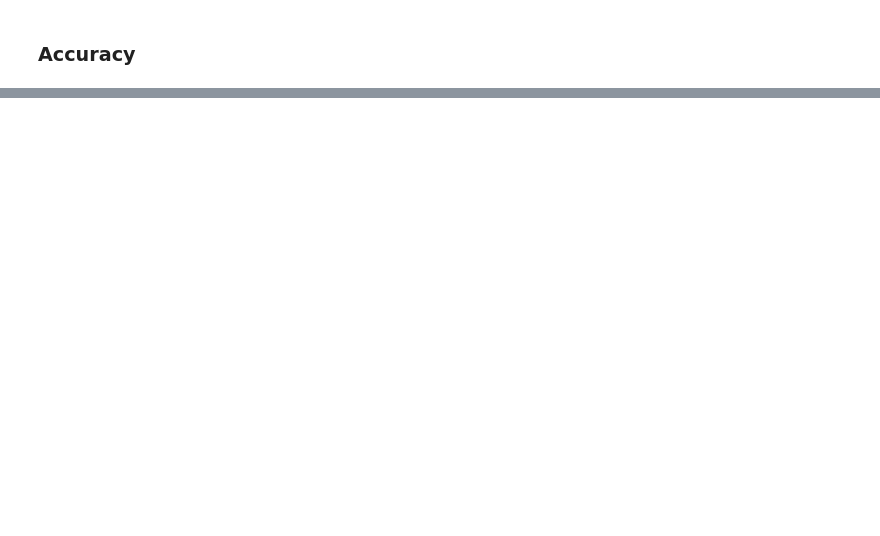
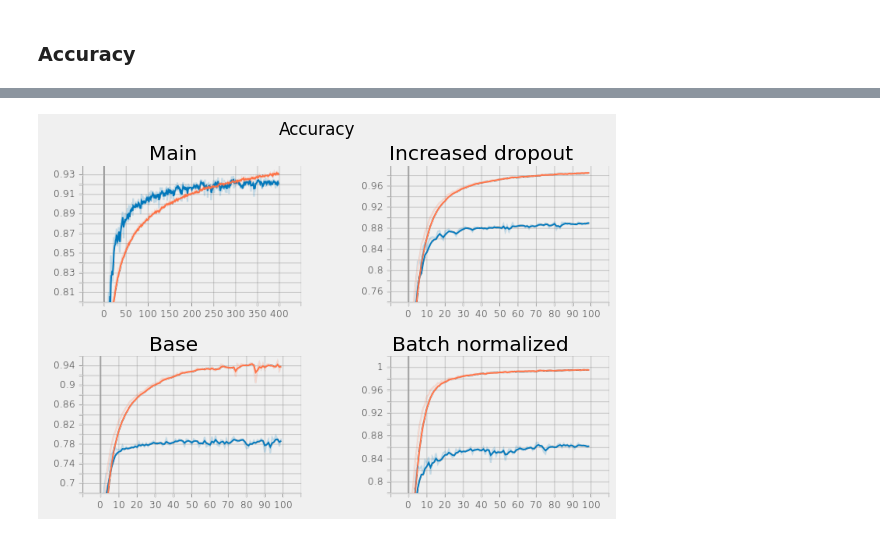
Before and after one commit to tom-pollak/int2-group31, a Jupyter notebook: evaluation/evaluation.ipynb, the cells around one changed output, grey strips where cells are left out. Cells and saved outputs as stored; diff of their text form; code cells hidden in the pictures; blank space fills up the shorter version.

```diff
--- a/evaluation/evaluation.ipynb
+++ b/evaluation/evaluation.ipynb
@@ -101,0 +100,25 @@ my_model: loss: 0.8832, acc: 0.702
+# %%
+import re
+from matplotlib import image as mpimg
+import math
+
+img_paths = os.listdir("stats/png/")
+
+def create_fit_figure(*pngs):
+    def create_subplot(a, p):
+        a.imshow(mpimg.imread(p))
+        a.axis('off')
+        a.grid(b=None)
+        a.set_title(re.match(r"^stats/png/(.*)_(epoch_loss|epoch_accuracy)\.png$", p).group(1).replace("_", " ").capitalize())
+
+    fig, ax = plt.subplots(int(math.sqrt(len(pngs))), int(math.sqrt(len(pngs))), figsize=(9,6))
+    for p, a in zip(pngs, ax.flatten()):
+        create_subplot(a, p)
+    return fig, ax
+# %%
+fig, ax = create_fit_figure(*[os.path.join("stats/png", png) for png in img_paths if "epoch_accuracy" in png])
+fig.suptitle("Accuracy")
+plt.show()
+fig.savefig("accuracy_plot.png")
+# %% [output]
+[figure, added]
```
Also changed, not shown: parts of 7 cells of this notebook, 22 other files.
